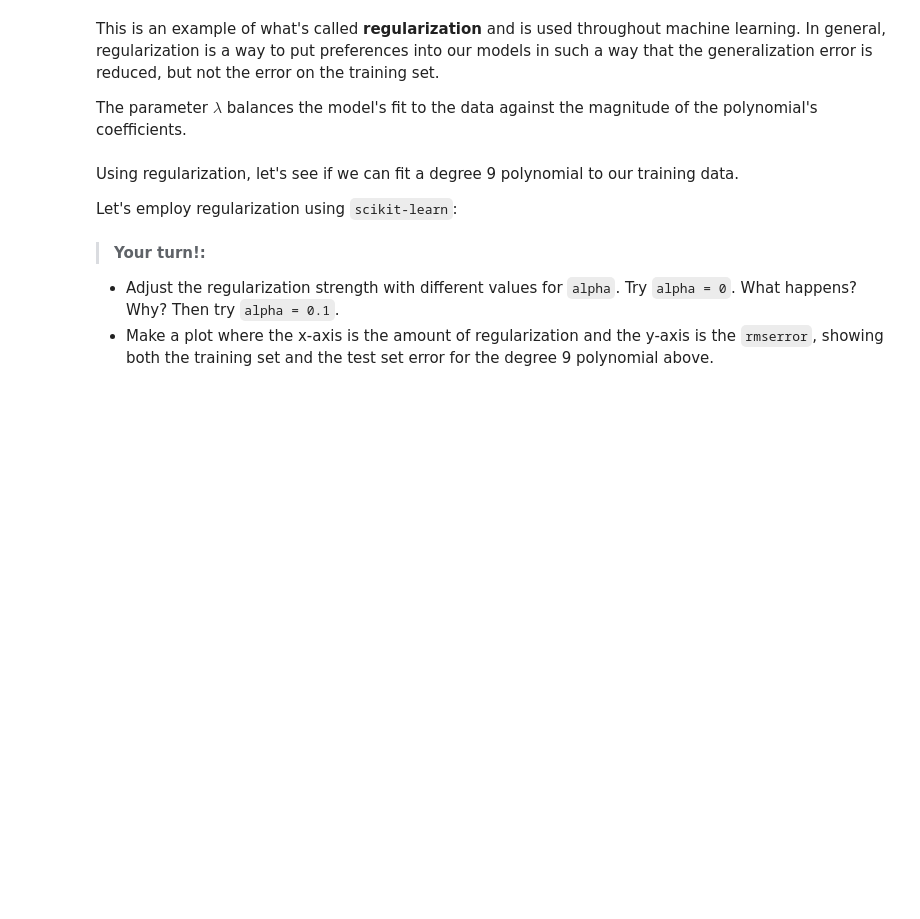
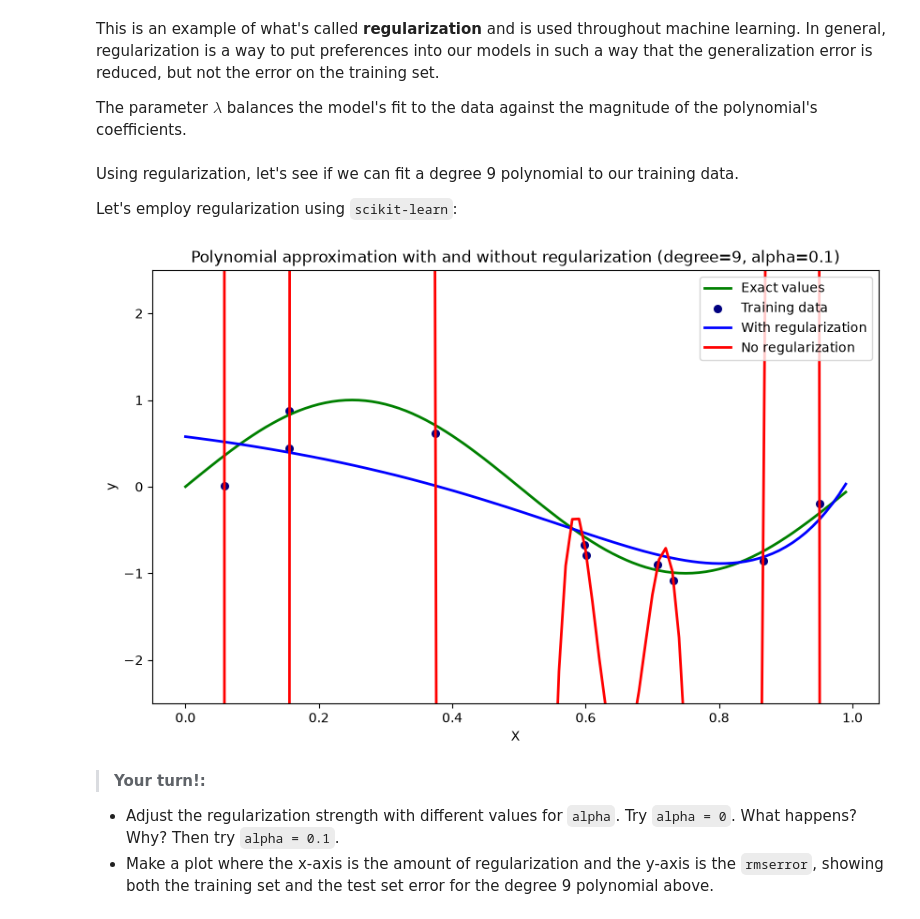
Before and after one commit to HVL-ML/DAT158, a Jupyter notebook: notebooks/DAT158-1.2-Intro_to_ML.ipynb, the cells around one changed output. Saved outputs shown, nothing was run; the diff lists cells and outputs as text; code cells hidden in the pictures; blank space fills up the shorter version.

```diff
--- a/notebooks/DAT158-1.2-Intro_to_ML.ipynb
+++ b/notebooks/DAT158-1.2-Intro_to_ML.ipynb
@@ -623,34 +685,36 @@ plt.scatter(X_train, y_train, color='navy', s=30, marker='o', label="Training da
 
 # Polynomial approximation without regularization
 degree=9
 P = np.poly1d(np.polyfit(X_train, y_train, deg=degree))
 
 # Polynomial approximation with regularization (using scikit-learn)
-alpha = 0.001
+alpha = 0.1
 # alpha is the amount of regularization.
 # It's proportional to 1/lambda in the formula above
 
 model = make_pipeline(PolynomialFeatures(degree), Ridge(alpha=alpha))
 model.fit(X_train_array, y_train_array)
 y_pred_regr = model.predict(X_exact_array)
 
 # Plot of the resulting polynomials
 ax.plot(X_exact, y_pred_regr, color='blue', linewidth=2,
              label="With regularization")
 ax.plot(X_exact, P(X_exact), color='red', linewidth=2,
              label="No regularization")
 
 # Add axis labels and title
 plt.xlabel('X')
 plt.ylabel('y')
 plt.title(f"Polynomial approximation with and without regularization (degree={degree}, alpha={alpha})")
 
 # Add legend
 ax.legend()
 
 plt.ylim(-2.5, 2.5)
 
 plt.show()
+# %% [output]
+[figure, added]
 # %% [markdown]
 > **Your turn!:**
 - Adjust the regularization strength with different values for `alpha`. Try `alpha = 0`. What happens? Why? Then try `alpha = 0.1`.
```
Also changed, not shown: parts of 21 cells of this notebook, 15 other files.
